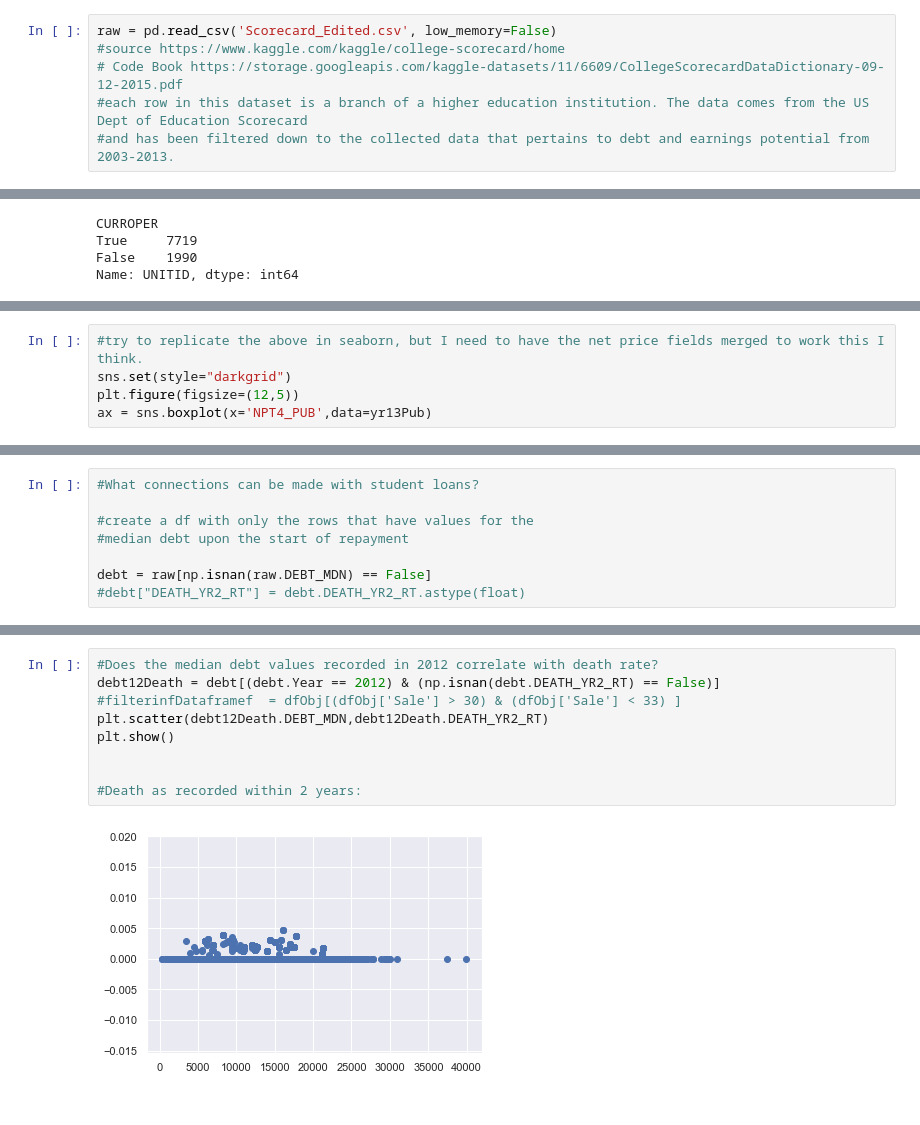
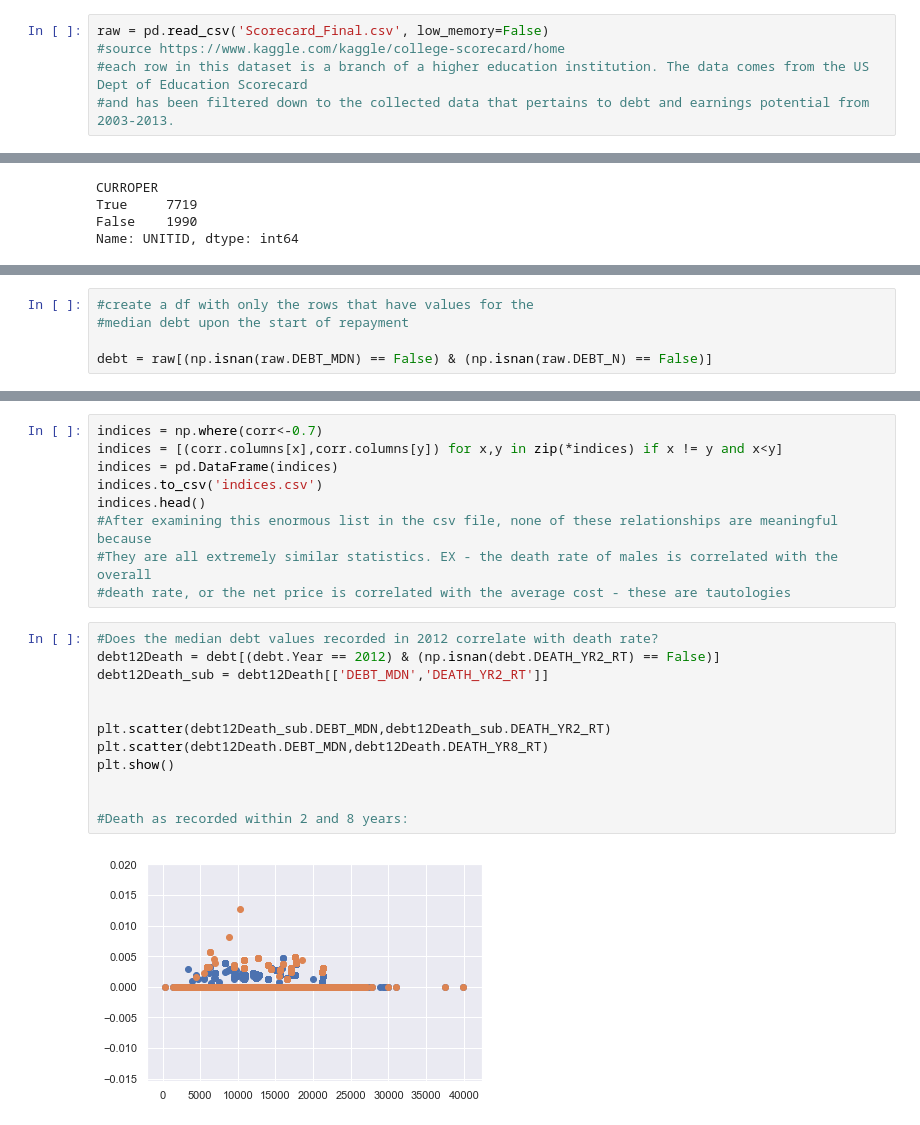
Before and after one commit to YunusBulut/dsprojects, a Jupyter notebook: prepcap/explorations.ipynb, the cells around one changed output, grey strips where cells are left out. Drawn from its saved outputs; the diff is of its cells as text.

```diff
--- a/prepcap/explorations.ipynb
+++ b/prepcap/explorations.ipynb
@@ -7,9 +10,8 @@ import seaborn as sns
 %matplotlib inline
 %config IPCompleter.greedy=True
 # %%
-raw = pd.read_csv('Scorecard_Edited.csv', low_memory=False)
+raw = pd.read_csv('Scorecard_Final.csv', low_memory=False)
 #source https://www.kaggle.com/kaggle/college-scorecard/home
-# Code Book https://storage.googleapis.com/kaggle-datasets/11/6609/CollegeScorecardDataDictionary-09-12-2015.pdf
 #each row in this dataset is a branch of a higher education institution. The data comes from the US Dept of Education Scorecard
 #and has been filtered down to the collected data that pertains to debt and earnings potential from 2003-2013.
 # %%
@@ -116,5 +195,0 @@ plt.show()
-# %%
-#try to replicate the above in seaborn, but I need to have the net price fields merged to work this I think.
-sns.set(style="darkgrid")
-plt.figure(figsize=(12,5))
-ax = sns.boxplot(x='NPT4_PUB',data=yr13Pub)
@@ -127,11 +210,8 @@ dtype('float64')
 # %%
-#What connections can be made with student loans?
-
 #create a df with only the rows that have values for the
 #median debt upon the start of repayment
 
-debt = raw[np.isnan(raw.DEBT_MDN) == False]
-#debt["DEATH_YR2_RT"] = debt.DEATH_YR2_RT.astype(float)
+debt = raw[(np.isnan(raw.DEBT_MDN) == False) & (np.isnan(raw.DEBT_N) == False)]
 # %%
 #range of debt values by year, cutting off extreme outliers for readability
 sns.set(style="darkgrid")
@@ -143,11 +248,23 @@ ax = sns.boxplot(y='DEBT_MDN', x='Year', data=debt)
+# %%
+indices = np.where(corr<-0.7)
+indices = [(corr.columns[x],corr.columns[y]) for x,y in zip(*indices) if x != y and x<y]
+indices = pd.DataFrame(indices)
+indices.to_csv('indices.csv')
+indices.head()
+#After examining this enormous list in the csv file, none of these relationships are meaningful because
+#They are all extremely similar statistics. EX - the death rate of males is correlated with the overall
+#death rate, or the net price is correlated with the average cost - these are tautologies
 # %%
 #Does the median debt values recorded in 2012 correlate with death rate?
 debt12Death = debt[(debt.Year == 2012) & (np.isnan(debt.DEATH_YR2_RT) == False)]
-#filterinfDataframef  = dfObj[(dfObj['Sale'] > 30) & (dfObj['Sale'] < 33) ]
-plt.scatter(debt12Death.DEBT_MDN,debt12Death.DEATH_YR2_RT)
+debt12Death_sub = debt12Death[['DEBT_MDN','DEATH_YR2_RT']]
+
+
+plt.scatter(debt12Death_sub.DEBT_MDN,debt12Death_sub.DEATH_YR2_RT)
+plt.scatter(debt12Death.DEBT_MDN,debt12Death.DEATH_YR8_RT)
 plt.show()
 
 
-#Death as recorded within 2 years:
+#Death as recorded within 2 and 8 years:
 # %% [output]
-[figure, old version]
+[figure, new version]
```
Also changed, not shown: parts of 33 cells of this notebook.
